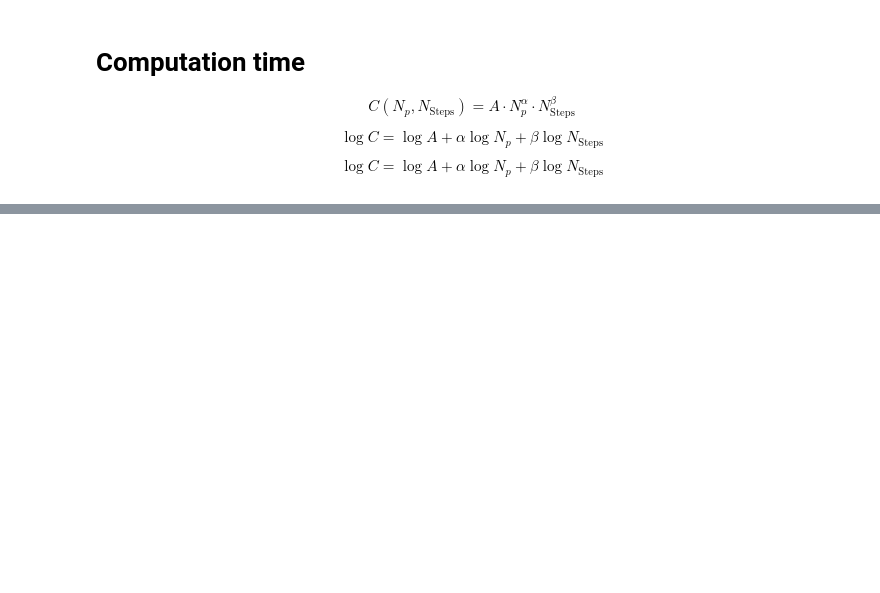
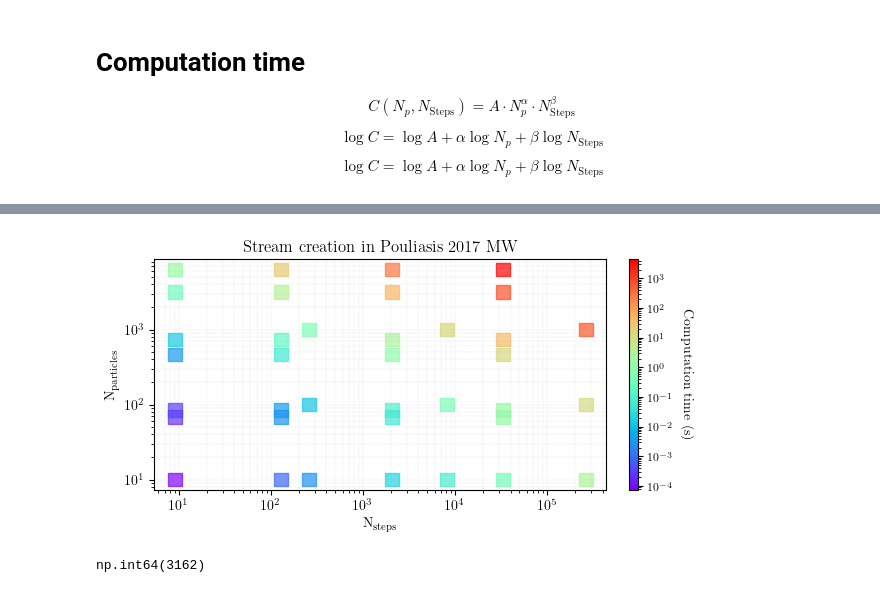
Before and after one commit to salvatore-ferrone/phd-thesis-ferrone, a Jupyter notebook: demos/numericalError/stream_stability.ipynb, the cells around one changed output, grey strips where cells are left out. Saved outputs shown, nothing was run; the diff lists cells and outputs as text; code cells hidden in the pictures; blank space fills up the shorter version.

```diff
--- a/demos/numericalError/stream_stability.ipynb
+++ b/demos/numericalError/stream_stability.ipynb
@@ -11,0 +20,7 @@ import h5py
+# %%
+path="./simulations/"
+fnames=os.listdir("./simulations/")
+fnames = [f for f in fnames if f.endswith('.hdf5') ]
+fname = fnames[3]
+myfile = h5py.File(path+fname, 'r')
+GCname = myfile.attrs['GCname']
@@ -100,10 +207,11 @@ Nc = 80e-9 # mean time per single step
 # %%
 path="./simulations/"
 fnames=os.listdir("./simulations/")
+fnames = [f for f in fnames if f.endswith('.hdf5') ]
 NPs = [ ]
 NSTEPS = []
 comp = []
-for i in range(1,len(fnames)):
+for i in range(0,len(fnames)):
     myfile=h5py.File(path+fnames[i], 'r')
     NSTEP = myfile['hostorbit'].shape[1]
     NP = myfile['streamfinal'].shape[1]
@@ -137,0 +262,36 @@ Fit: C = 10^-6.58 * Np^0.91 * Nsteps^1.28
+# %%
+cmax = np.max(comp)
+cmin = np.min(comp)
+norm = mpl.colors.LogNorm(vmin=cmin, vmax=cmax)
+cmap = mpl.cm.rainbow
+colors = cmap(norm(comp))
+# %%
+fig=plt.figure(figsize=(8.25-2,3))
+gs = fig.add_gridspec(1, 2, width_ratios=[1, 1/50],hspace=0.1, wspace=0.1)
+axis = fig.add_subplot(gs[0, 0])
+cax = fig.add_subplot(gs[0, 1])
+axis.grid(True, which='both', linestyle='--', linewidth=0.1)
+axis.scatter(NSTEPS, NPs, c=colors, marker="s", s=100, cmap='viridis', alpha=0.7)
+axis.set_xlabel(r'$\mathrm{N}_{\mathrm{steps}}$')
+axis.set_ylabel(r'$\mathrm{N}_{\mathrm{particles}}$')
+axis.set_title(r'$\mathrm{Stream~creation~in~Pouliasis~2017~MW}$')
+axis.set_xscale('log')
+axis.set_yscale('log')
+# axis.set_aspect('equal')
+sm = plt.cm.ScalarMappable(cmap=cmap, norm=norm)
+sm.set_array([])
+cbar = fig.colorbar(sm, cax=cax)
+cbar.set_label(r'$\mathrm{Computation~time~(s)}$', rotation=270, labelpad=15)
+cbar.ax.tick_params(labelsize=8)
+# make the colorbar the same height as the plot
+# Adjust colorbar position to match plot height
+cbar.ax.set_position([cbar.ax.get_position().x0,
+                     axis.get_position().y0,
+                     cbar.ax.get_position().width,
+                     axis.get_position().height])
+# %% [output]
+[figure, added]
+# %%
+NPs.max()
+# %% [output]
+np.int64(3162)
```
Also changed, not shown: parts of 24 cells of this notebook, 1 other file.
